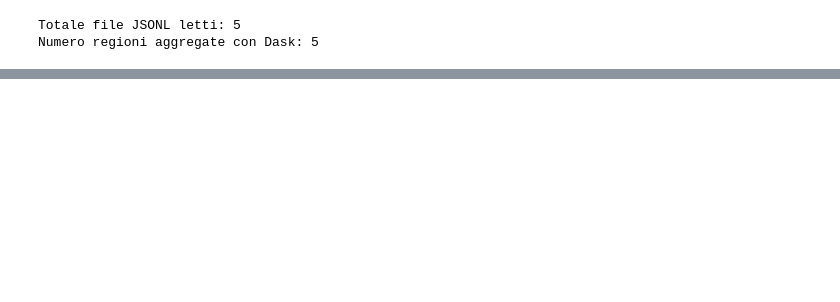
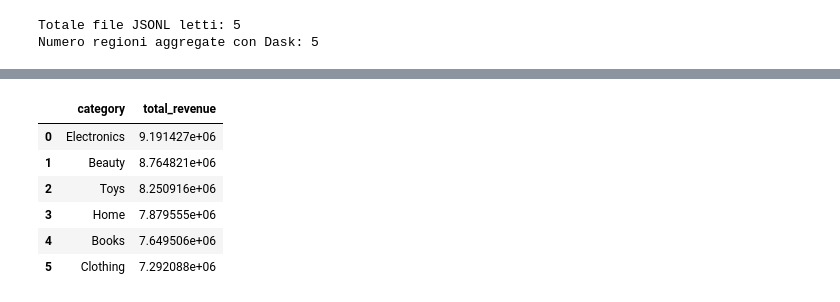
Before and after one commit to francescofila/First-Project, a Jupyter notebook: Modulo_2_Python_Data_science/PySPARK/modulo2_esame/esame_modulo2_data_engineering.ipynb, the cells around one changed output, grey strips where cells are left out. Drawn from its saved outputs; the diff is of its cells as text; code cells hidden in the pictures; blank space fills up the shorter version.

```diff
--- a/Modulo_2_Python_Data_science/PySPARK/modulo2_esame/esame_modulo2_data_engineering.ipynb
+++ b/Modulo_2_Python_Data_science/PySPARK/modulo2_esame/esame_modulo2_data_engineering.ipynb
@@ -169,0 +208,3 @@ Numero regioni aggregate con Dask: 5
+# %%
+spark = crea_spark_session()
+print("Spark version:", spark.version)
@@ -169,0 +213,8 @@ Numero regioni aggregate con Dask: 5
+# %%
+transactions_json_path = str(JSON_DIR / "*.jsonl")
+products_path = str(PARQUET_DIR / "products.parquet")
+regions_path = str(PARQUET_DIR / "regions.parquet")
+
+transactions_df = spark.read.json(transactions_json_path)
+products_df = spark.read.parquet(products_path)
+regions_df = spark.read.parquet(regions_path)
@@ -169,0 +295,21 @@ Numero regioni aggregate con Dask: 5
+# %%
+clean_sales_df = (
+    transactions_df.alias("t")
+    .join(
+        products_df.select("product_id", "category").alias("p"),
+        on="product_id",
+        how="left"
+    )
+    .join(
+        regions_df.select("region_id", "region_name").alias("r"),
+        on="region_id",
+        how="left"
+    )
+    .select(
+        F.col("t.transaction_id").alias("transaction_id"),
+        F.col("r.region_name").alias("region_name"),
+        F.col("p.category").alias("category"),
+        F.col("t.amount").alias("amount"),
+        F.col("t.year").alias("year")
+    )
+)
@@ -169,0 +379,8 @@ Numero regioni aggregate con Dask: 5
+# %%
+revenue_by_category_spark = (
+    clean_sales_df.groupBy("category")
+    .agg(F.sum("amount").alias("total_revenue"))
+    .orderBy(F.desc("total_revenue"))
+)
+
+revenue_by_category_spark.show(truncate=False)
@@ -169,0 +398,11 @@ Numero regioni aggregate con Dask: 5
+# %%
+revenue_by_category_pd = revenue_by_category_spark.toPandas()
+revenue_by_category_pd
+# %% [output]
+|  | category | total_revenue |
+| 0 | Electronics | 9.191427e+06 |
+| 1 | Beauty | 8.764821e+06 |
+| 2 | Toys | 8.250916e+06 |
+| 3 | Home | 7.879555e+06 |
+| 4 | Books | 7.649506e+06 |
+| 5 | Clothing | 7.292088e+06 |
```
Also changed, not shown: parts of 18 cells of this notebook, 10 other files.
